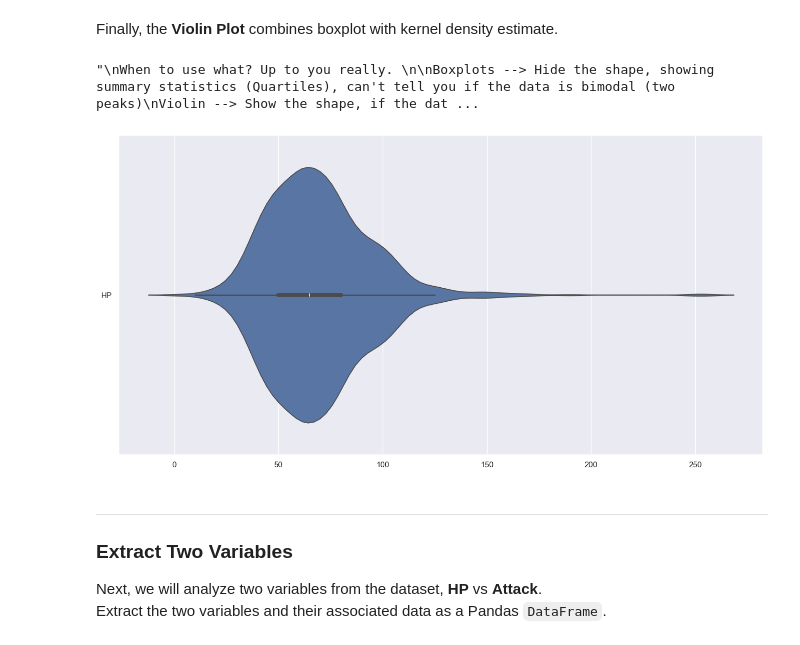
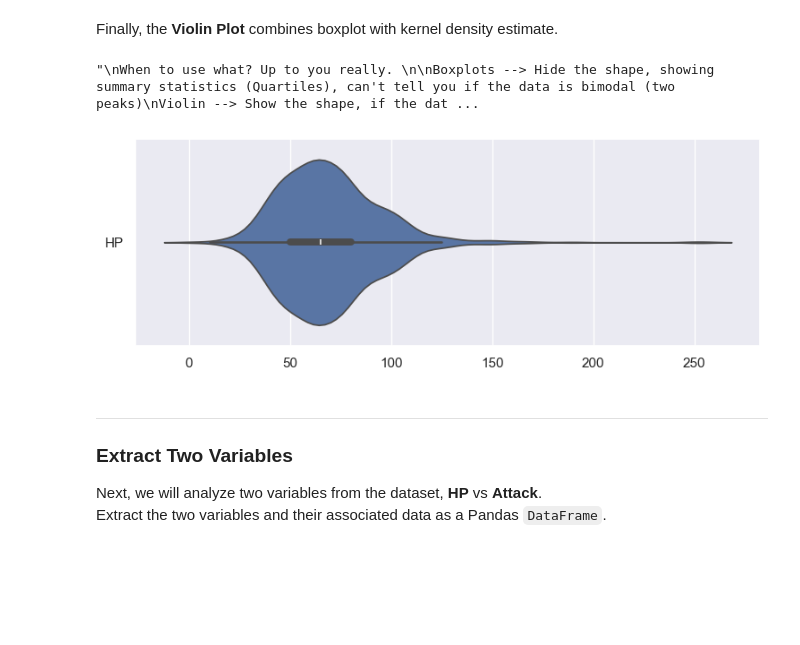
Before and after one commit to itsjunwei/IE0005-2026, a Jupyter notebook: Week3/M2 BasicStatistics.ipynb, the cells around one changed output. Cells and saved outputs as stored; diff of their text form; code cells hidden in the pictures; blank space fills up the shorter version.

```diff
--- a/Week3/M2 BasicStatistics.ipynb
+++ b/Week3/M2 BasicStatistics.ipynb
@@ -203,28 +203,37 @@ sb.histplot(data = hp, kde = True)
 Finally, the **Violin Plot** combines boxplot with kernel density estimate.
 # %%
 """
-Thick black bar in the center is a mini-boxplot --> Median is the white dot, and the interquartile range is the thick bar
-The curve shape on the outside is the KDE (density) --> Fatter the violin is, the more pkmn exist at that HP level
+The White Dot: The Median (The exact middle Pokemon).
+
+The Thick Black Bar: The Interquartile Range (The middle 50% of Pokemon).
+
+The "Violin" Shape: The Density (KDE).
+   - The wider the violin, the more Pokemon exist at that HP level.
+   - The thinner the violin, the fewer Pokemon exist there.
 """
-f = plt.figure(figsize=(16, 8))
+f = plt.figure(figsize=(9, 3))
 sb.violinplot(data = hp, orient = "h")
 
 """
 When to use what? Up to you really.
 
-Boxplots --> Hide the shape, showing summary statistics (Quartiles), can't tell you if the data is bimodal (two peaks)
-Violin --> Show the shape, if the data is bimodal, it would be something like a dumbell
+Boxplots ("Summary"):
+   - Pros: Standardized, easy to read, clearly highlights Outliers (dots).
+   - Cons: Hides the "shape." You can't tell if data is bimodal (has two peaks/humps).
+
+Violin Plots ("Deep Dive"):
+   - Pros: Reveals the true shape/nuance of the data (e.g., is the data clustered in two groups?).
+   - Cons: Can be confusing for non-technical audiences.
 
 Violin plots can be generally harder for non-technical readers or beginners to appreciate (compared to a simple histogram)
 
 My opinion:
-    Use a boxplot when you want to quickly see outliers and median etc.
-    Use a violin when you want to see the nuance of the data distribution (density)
-        while still keeping summary statistics visible
+    - Use Boxplots for a quick summary.
+    - Use Violins for analysis.
 """
 # %% [output]
 "\nWhen to use what? Up to you really. \n\nBoxplots --> Hide the shape, showing summary statistics (Quartiles), can't tell you if the data is bimodal (two peaks)\nViolin --> Show the shape, if the dat ...
-[figure, old version]
+[figure, new version]
 # %% [markdown]
 ---
 
```
Also changed, not shown: parts of 11 cells of this notebook, 2 other files.
